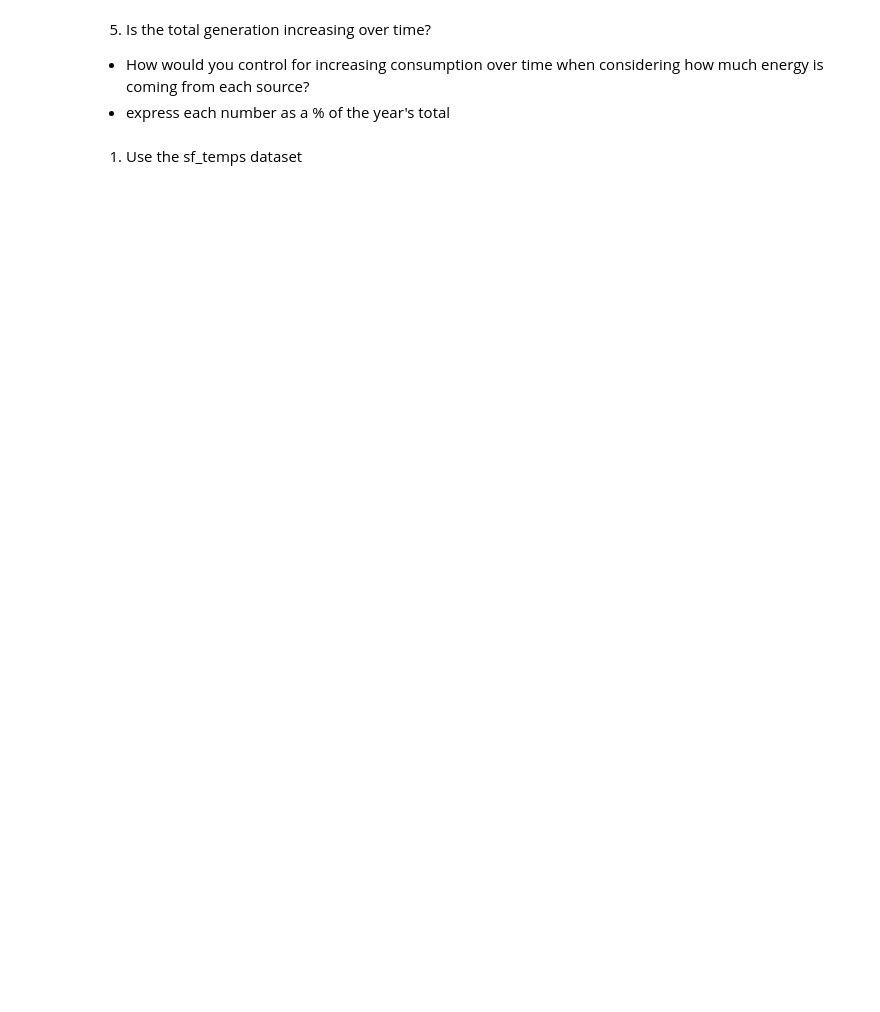
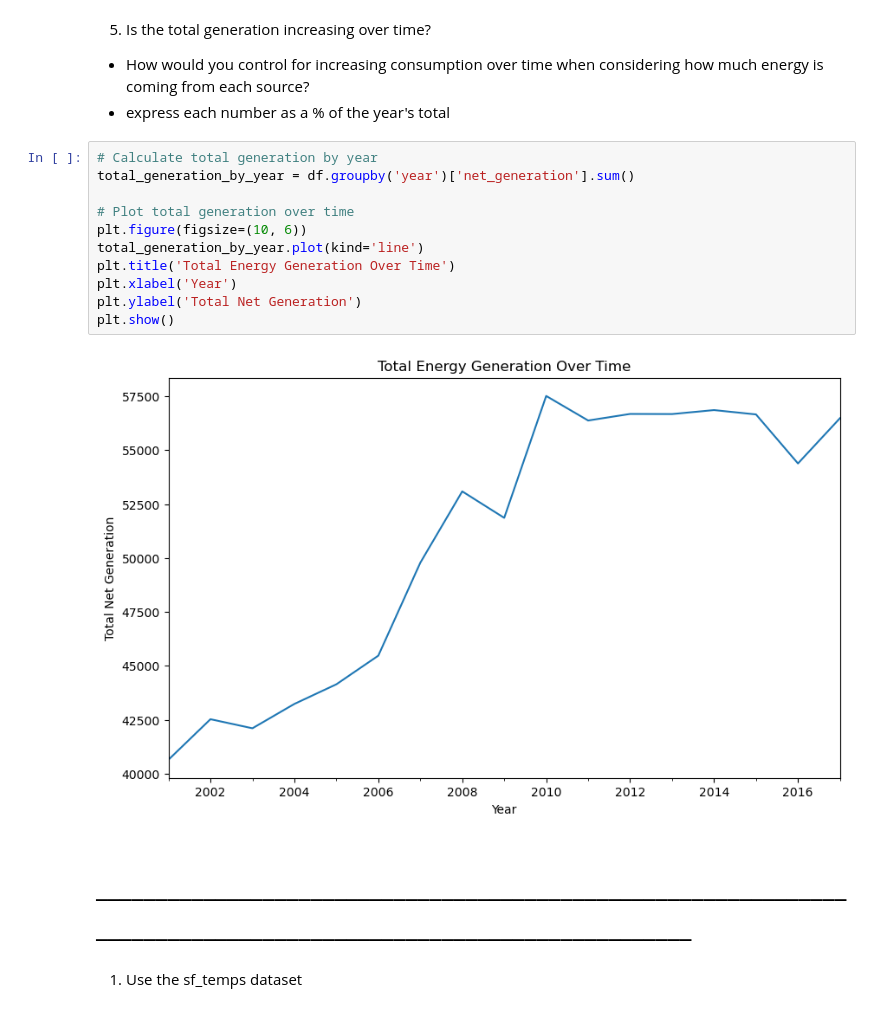
Before and after one commit to Segura-Jorge/time-series-exercises, a Jupyter notebook: wwtsd.ipynb, the cells around one changed output. Saved outputs shown, nothing was run; the diff lists cells and outputs as text; blank space fills up the shorter version.

```diff
--- a/wwtsd.ipynb
+++ b/wwtsd.ipynb
@@ -415,5 +498,20 @@ Use the above dataset for the following exercises:
 5. Is the total generation increasing over time?
 - How would you control for increasing consumption over time when considering how much energy is coming from each source?
 - express each number as a % of the year's total
+# %%
+# Calculate total generation by year
+total_generation_by_year = df.groupby('year')['net_generation'].sum()
+
+# Plot total generation over time
+plt.figure(figsize=(10, 6))
+total_generation_by_year.plot(kind='line')
+plt.title('Total Energy Generation Over Time')
+plt.xlabel('Year')
+plt.ylabel('Total Net Generation')
+plt.show()
+# %% [output]
+[figure, added]
+# %% [markdown]
+# _________________________________________________________________________________________________________________
 # %% [markdown]
 1. Use the sf_temps dataset
```
Also changed, not shown: parts of 30 cells of this notebook, 1 other file.
